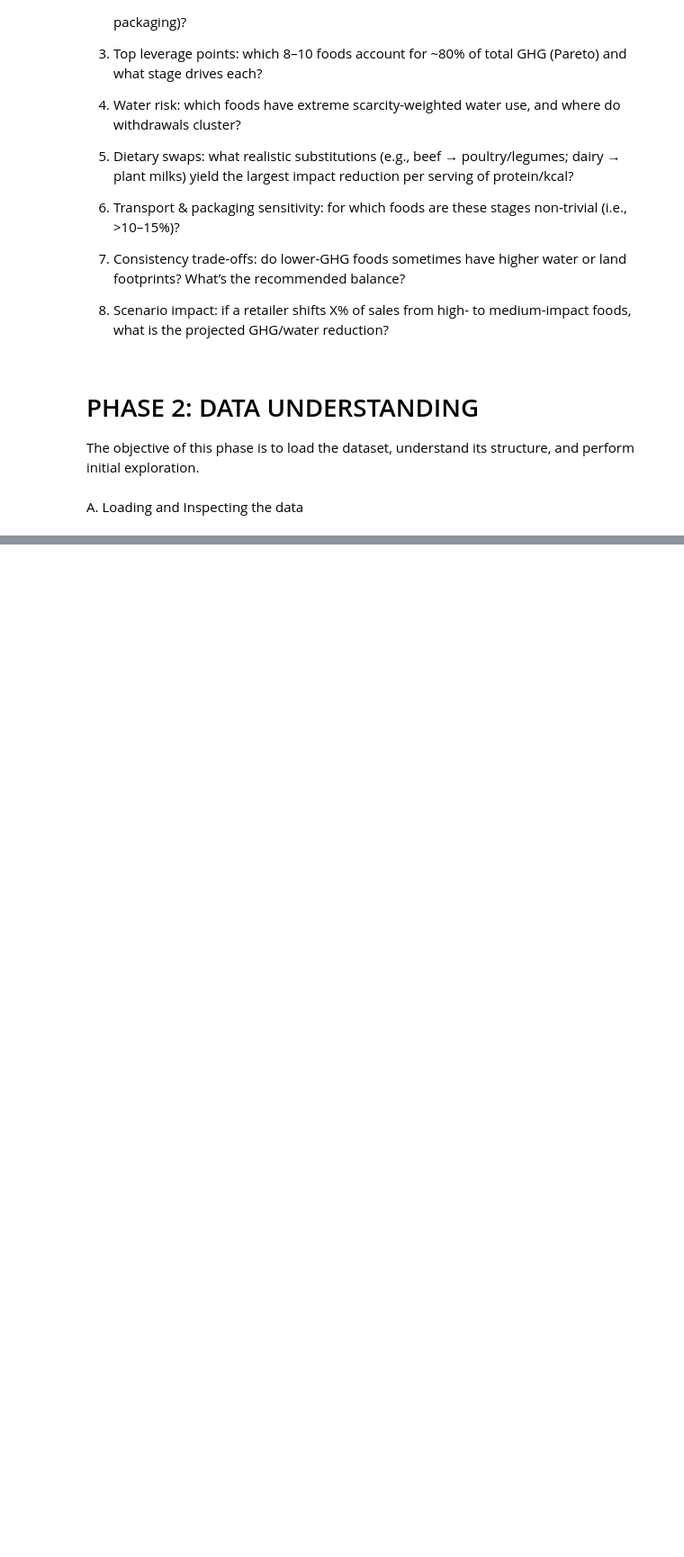
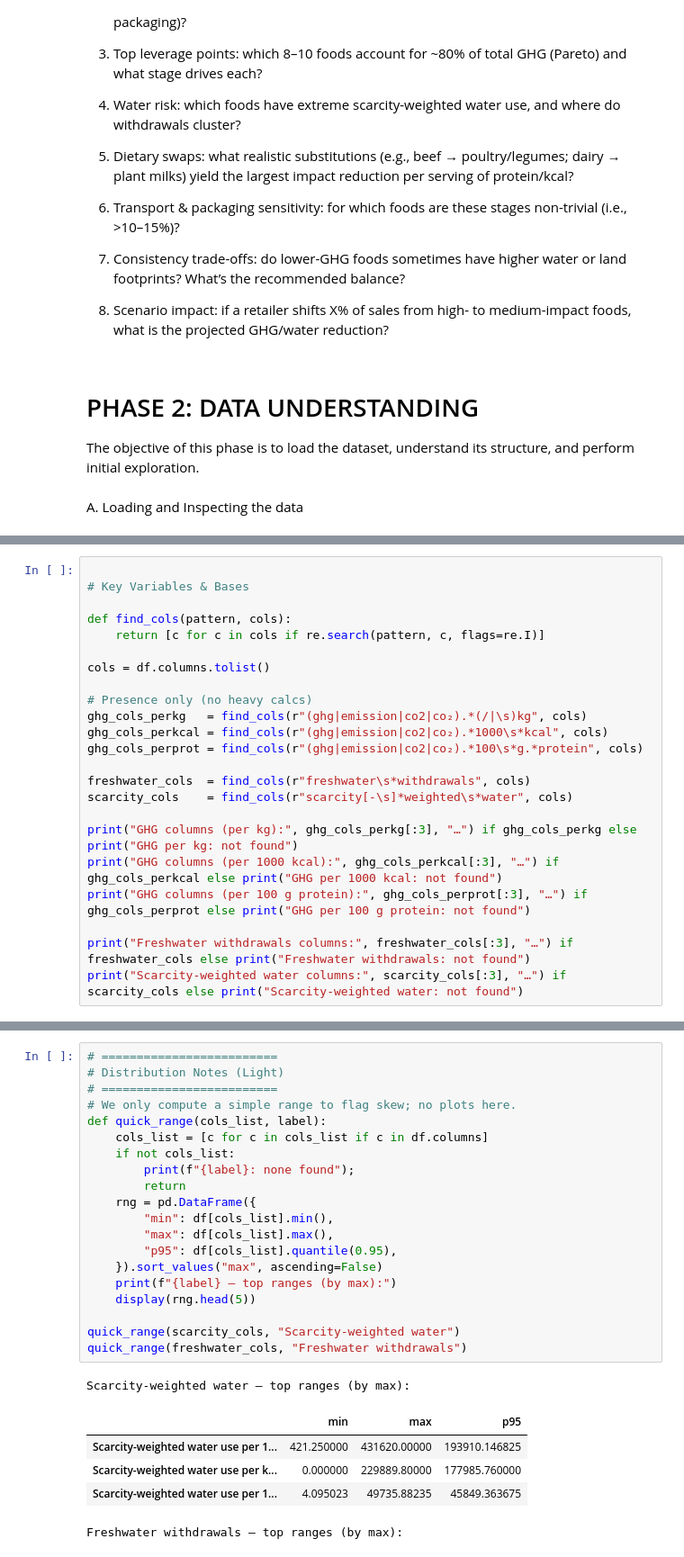
Before and after one commit to MillicentAgyir/Food-Production-Analysis, a Jupyter notebook: Business & Data Understanding.ipynb, the cells around one changed output, grey strips where cells are left out. Shown at 90% size. Saved outputs shown, nothing was run; the diff lists cells and outputs as text; blank space fills up the shorter version.

```diff
--- a/Business & Data Understanding.ipynb
+++ b/Business & Data Understanding.ipynb
@@ -219,0 +90,23 @@ display(range_summary)
+# %%
+
+# Key Variables & Bases
+
+def find_cols(pattern, cols):
+    return [c for c in cols if re.search(pattern, c, flags=re.I)]
+
+cols = df.columns.tolist()
+
+# Presence only (no heavy calcs)
+ghg_cols_perkg   = find_cols(r"(ghg|emission|co2|co₂).*(/|\s)kg", cols)
+ghg_cols_perkcal = find_cols(r"(ghg|emission|co2|co₂).*1000\s*kcal", cols)
+ghg_cols_perprot = find_cols(r"(ghg|emission|co2|co₂).*100\s*g.*protein", cols)
+
+freshwater_cols  = find_cols(r"freshwater\s*withdrawals", cols)
+scarcity_cols    = find_cols(r"scarcity[-\s]*weighted\s*water", cols)
+
+print("GHG columns (per kg):", ghg_cols_perkg[:3], "…") if ghg_cols_perkg else print("GHG per kg: not found")
+print("GHG columns (per 1000 kcal):", ghg_cols_perkcal[:3], "…") if ghg_cols_perkcal else print("GHG per 1000 kcal: not found")
+print("GHG columns (per 100 g protein):", ghg_cols_perprot[:3], "…") if ghg_cols_perprot else print("GHG per 100 g protein: not found")
+
+print("Freshwater withdrawals columns:", freshwater_cols[:3], "…") if freshwater_cols else print("Freshwater withdrawals: not found")
+print("Scarcity-weighted water columns:", scarcity_cols[:3], "…") if scarcity_cols else print("Scarcity-weighted water: not found")
@@ -219,0 +166,27 @@ display(range_summary)
+# %%
+# =========================
+# Distribution Notes (Light)
+# =========================
+# We only compute a simple range to flag skew; no plots here.
+def quick_range(cols_list, label):
+    cols_list = [c for c in cols_list if c in df.columns]
+    if not cols_list:
+        print(f"{label}: none found");
+        return
+    rng = pd.DataFrame({
+        "min": df[cols_list].min(),
+        "max": df[cols_list].max(),
+        "p95": df[cols_list].quantile(0.95),
+    }).sort_values("max", ascending=False)
+    print(f"{label} — top ranges (by max):")
+    display(rng.head(5))
+
+quick_range(scarcity_cols, "Scarcity-weighted water")
+quick_range(freshwater_cols, "Freshwater withdrawals")
+# %% [output]
+Scarcity-weighted water — top ranges (by max):
+|  | min | max | p95 |
+| Scarcity-weighted water use per 1... | 421.250000 | 431620.00000 | 193910.146825 |
+| Scarcity-weighted water use per k... | 0.000000 | 229889.80000 | 177985.760000 |
+| Scarcity-weighted water use per 1... | 4.095023 | 49735.88235 | 45849.363675 |
+Freshwater withdrawals — top ranges (by max):
```
Also changed, not shown: parts of 16 cells of this notebook, 2 other files.
